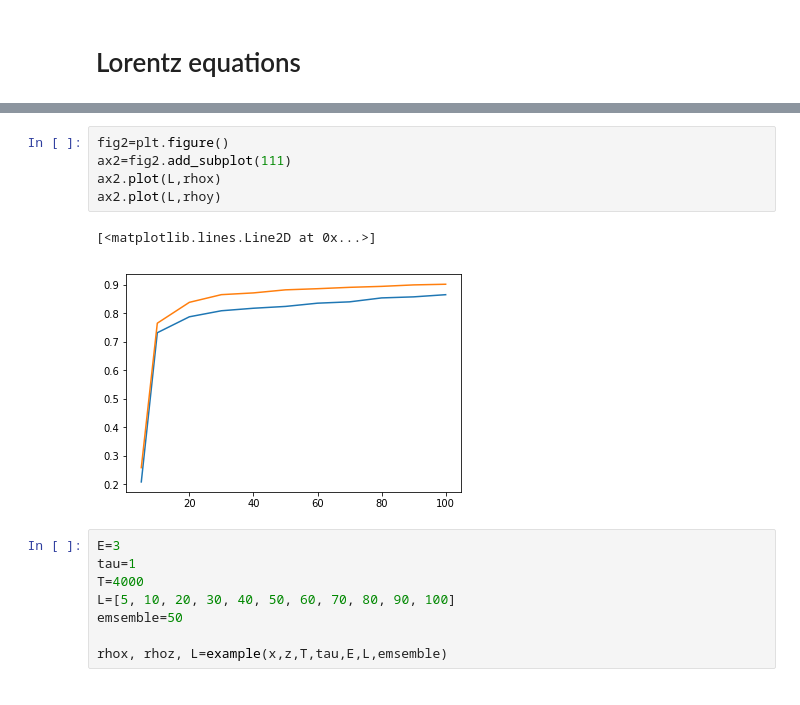
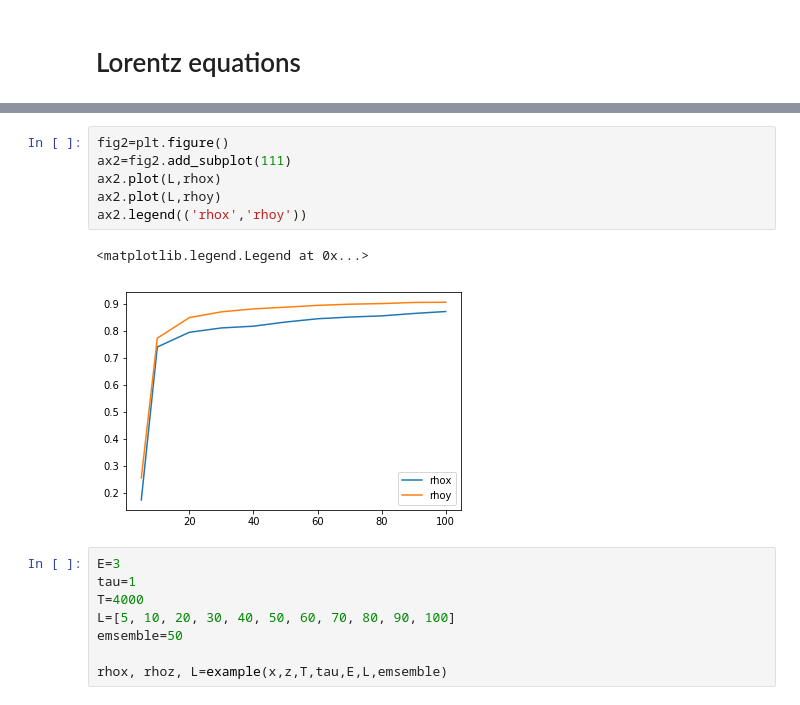
Before and after one commit to catiafortunato/ccm, a Jupyter notebook: test.ipynb, the cells around one changed output, grey strips where cells are left out. Drawn from its saved outputs; the diff is of its cells as text.

```diff
--- a/test.ipynb
+++ b/test.ipynb
@@ -67,11 +66,12 @@ TypeError: compute_xmap() takes exactly 6 arguments (7 given)
 # %%
 fig2=plt.figure()
 ax2=fig2.add_subplot(111)
 ax2.plot(L,rhox)
 ax2.plot(L,rhoy)
+ax2.legend(('rhox','rhoy'))
 # %% [output]
-[<matplotlib.lines.Line2D at 0x...>]
+<matplotlib.legend.Legend at 0x...>
-[figure, old version]
+[figure, new version]
 # %%
 E=3
 tau=1
```
Also changed, not shown: parts of 10 cells of this notebook.
